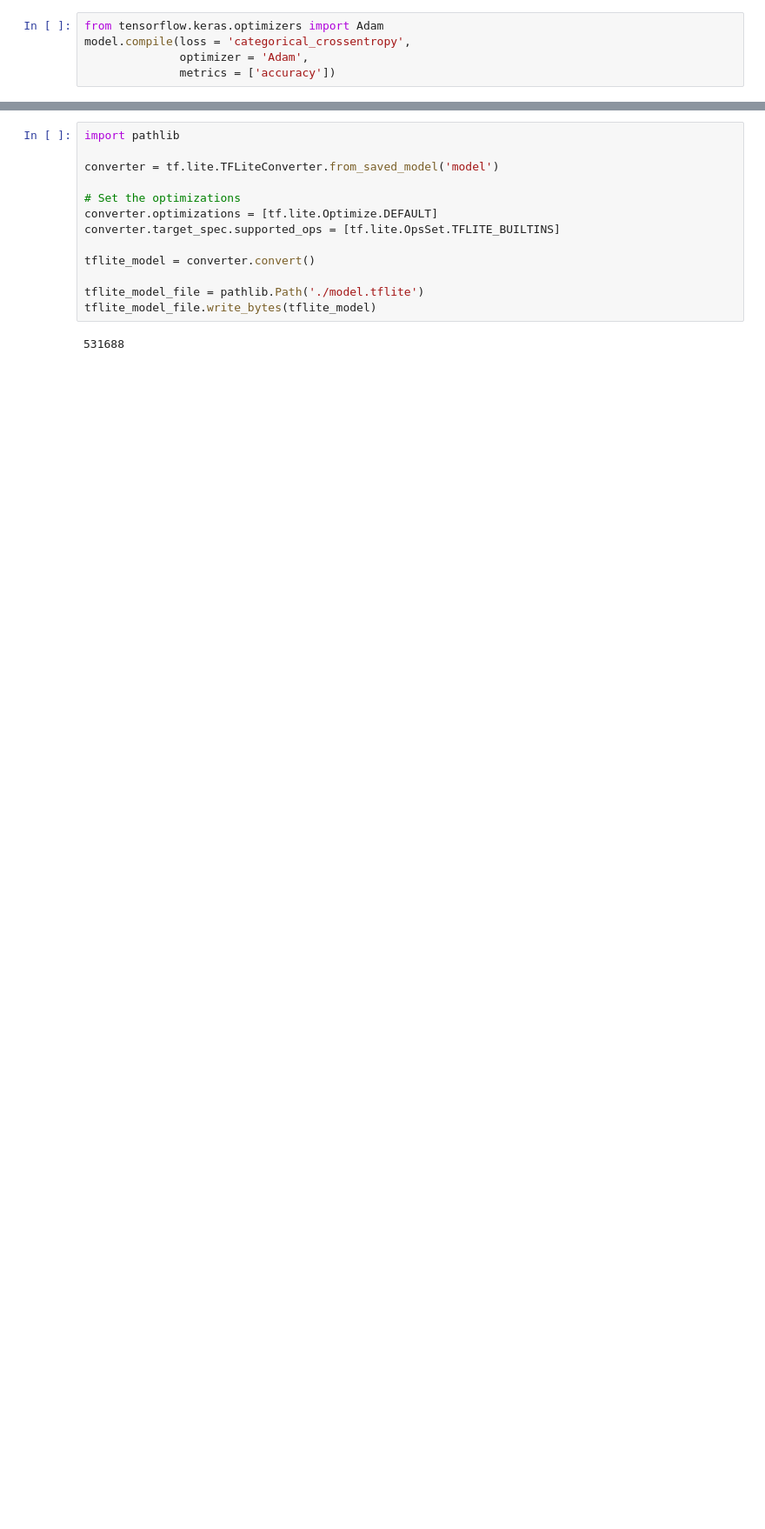
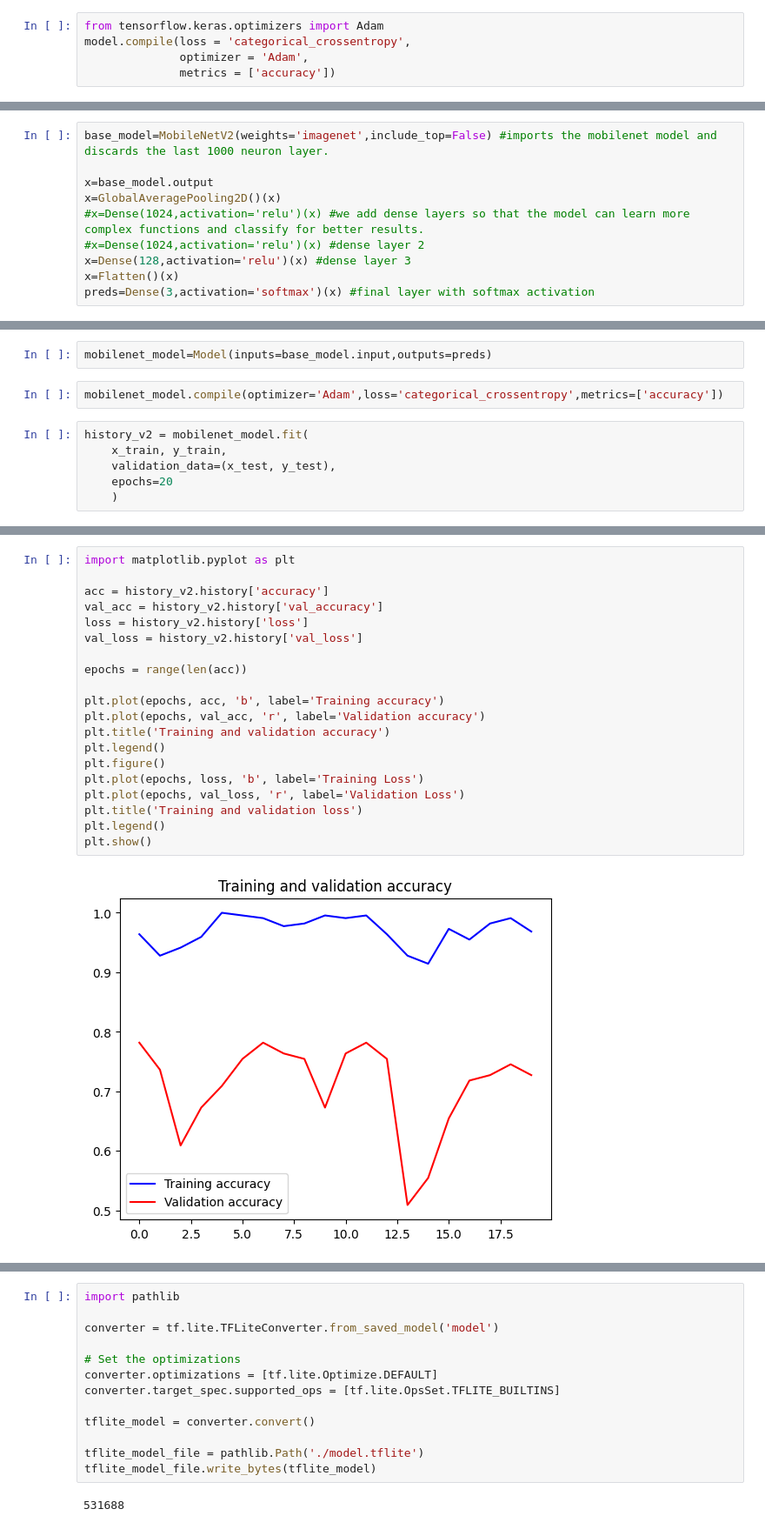
Before and after one commit to rachmazamalia/MyBeans, a Jupyter notebook: CNN_2.ipynb, the cells around one changed output, grey strips where cells are left out. Shown at 87% size. Drawn from its saved outputs; the diff is of its cells as text; blank space fills up the shorter version.

```diff
--- a/CNN_2.ipynb
+++ b/CNN_2.ipynb
@@ -252,0 +277,10 @@ plt.show()
+# %%
+base_model=MobileNetV2(weights='imagenet',include_top=False) #imports the mobilenet model and discards the last 1000 neuron layer.
+
+x=base_model.output
+x=GlobalAveragePooling2D()(x)
+#x=Dense(1024,activation='relu')(x) #we add dense layers so that the model can learn more complex functions and classify for better results.
+#x=Dense(1024,activation='relu')(x) #dense layer 2
+x=Dense(128,activation='relu')(x) #dense layer 3
+x=Flatten()(x)
+preds=Dense(3,activation='softmax')(x) #final layer with softmax activation
@@ -252,0 +289,10 @@ plt.show()
+# %%
+mobilenet_model=Model(inputs=base_model.input,outputs=preds)
+# %%
+mobilenet_model.compile(optimizer='Adam',loss='categorical_crossentropy',metrics=['accuracy'])
+# %%
+history_v2 = mobilenet_model.fit(
+    x_train, y_train,
+    validation_data=(x_test, y_test),
+    epochs=20
+    )
@@ -258,0 +323,22 @@ scores = mobilenet_model.evaluate(x_train, y_train)
+# %%
+import matplotlib.pyplot as plt
+
+acc = history_v2.history['accuracy']
+val_acc = history_v2.history['val_accuracy']
+loss = history_v2.history['loss']
+val_loss = history_v2.history['val_loss']
+
+epochs = range(len(acc))
+
+plt.plot(epochs, acc, 'b', label='Training accuracy')
+plt.plot(epochs, val_acc, 'r', label='Validation accuracy')
+plt.title('Training and validation accuracy')
+plt.legend()
+plt.figure()
+plt.plot(epochs, loss, 'b', label='Training Loss')
+plt.plot(epochs, val_loss, 'r', label='Validation Loss')
+plt.title('Training and validation loss')
+plt.legend()
+plt.show()
+# %% [output]
+[figure, added]
```
Also changed, not shown: parts of 25 cells of this notebook.
